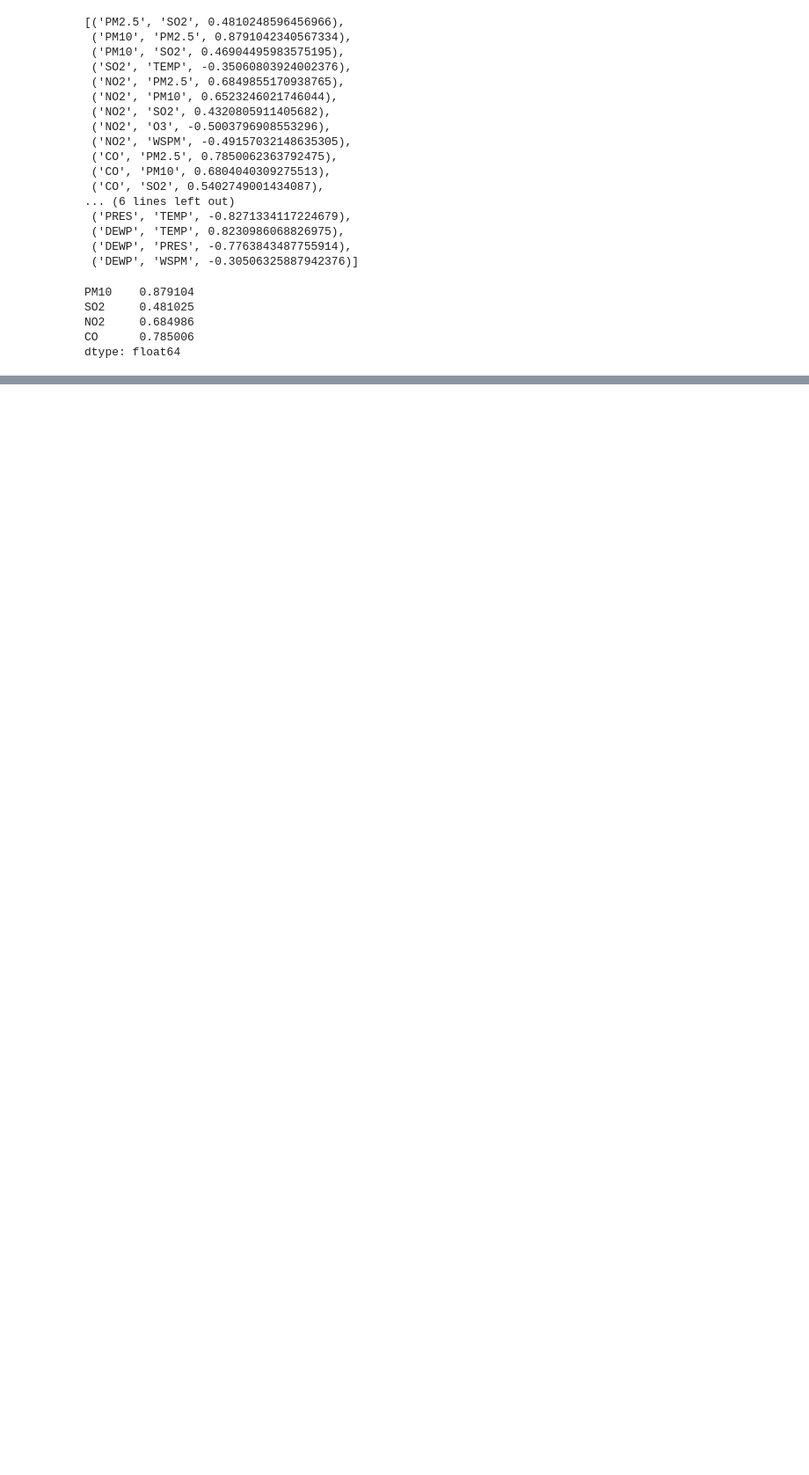
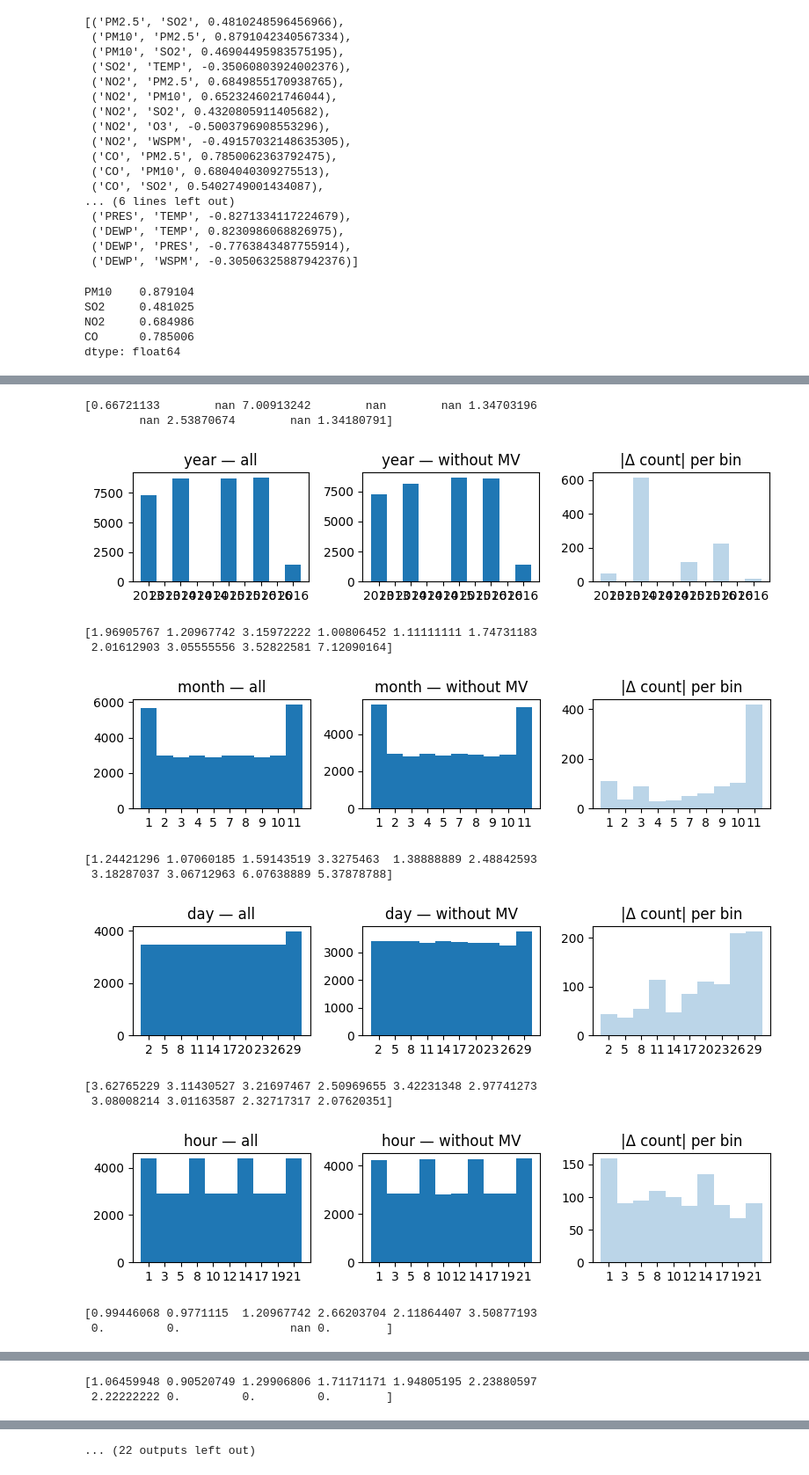
Before and after one commit to perujuice/AirQ_beijing, a Jupyter notebook: model.ipynb, the cells around one changed output, grey strips where cells are left out. Shown at 88% size. Saved outputs shown, nothing was run; the diff lists cells and outputs as text; code cells hidden in the pictures; blank space fills up the shorter version.

```diff
--- a/model.ipynb
+++ b/model.ipynb
@@ -235,0 +339,17 @@ def diagnose_mv(df, mv_column):
+# %%
+diagnose_mv(df, 'NO2')
+# %% [output]
+[0.66721133        nan 7.00913242        nan        nan 1.34703196
+        nan 2.53870674        nan 1.34180791]
+[figure, added]
+[1.96905767 1.20967742 3.15972222 1.00806452 1.11111111 1.74731183
+ 2.01612903 3.05555556 3.52822581 7.12090164]
+[figure, added]
+[1.24421296 1.07060185 1.59143519 3.3275463  1.38888889 2.48842593
+ 3.18287037 3.06712963 6.07638889 5.37878788]
+[figure, added]
+[3.62765229 3.11430527 3.21697467 2.50969655 3.42231348 2.97741273
+ 3.08008214 3.01163587 2.32717317 2.07620351]
+[figure, added]
+[0.99446068 0.9771115  1.20967742 2.66203704 2.11864407 3.50877193
+ 0.         0.                nan 0.        ]
@@ -235,0 +357,2 @@ def diagnose_mv(df, mv_column):
+[1.06459948 0.90520749 1.29906806 1.71171171 1.94805195 2.23880597
+ 2.22222222 0.         0.         0.        ]
@@ -235,0 +360 @@ def diagnose_mv(df, mv_column):
+... (22 outputs left out)
```
Also changed, not shown: parts of 17 cells of this notebook.
